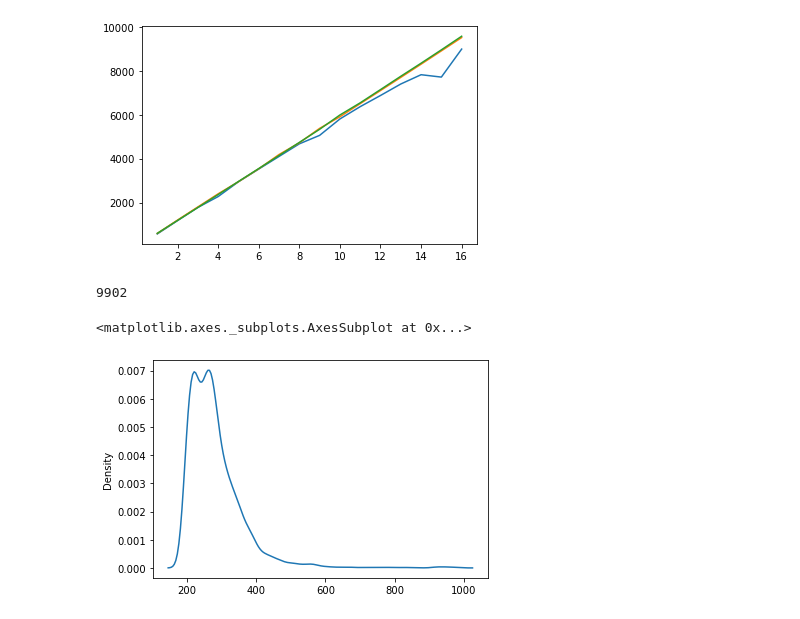
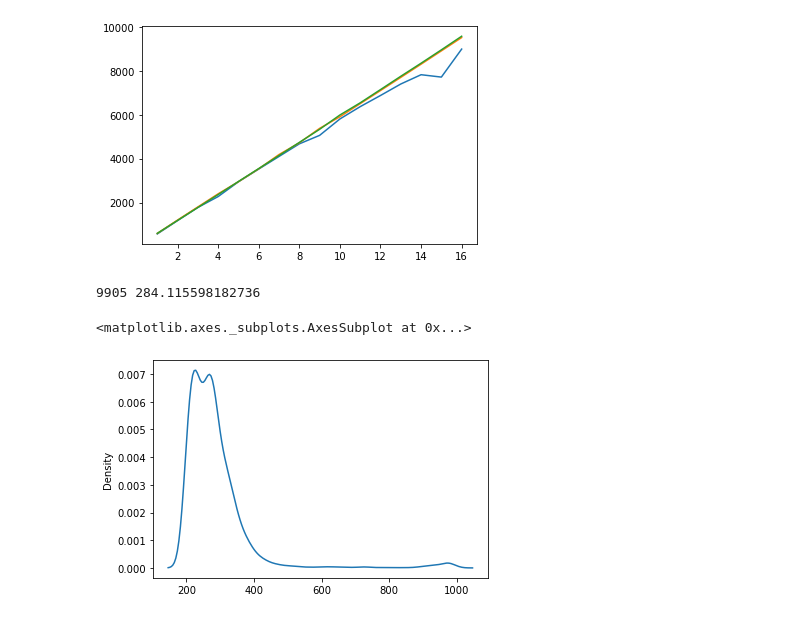
Before and after one commit to jkxjkx1031/ROS2-benchmark, a Jupyter notebook: experiments/stats/stats.ipynb, the cells around one changed output. Cells and saved outputs as stored; diff of their text form; code cells hidden in the pictures.

Commit message:
plot cli/srv rtt

```diff
--- a/experiments/stats/stats.ipynb
+++ b/experiments/stats/stats.ipynb
@@ -45,14 +45,15 @@ plt.show()
 # %%
 import numpy as np
 import pandas as pd
 import matplotlib.pyplot as plt
 import seaborn as sns
 
-rtt = pd.read_csv('../service_test/client.log').to_numpy()
+rtt = np.loadtxt('../service_test/rtt_dist.txt')
 rtt = np.extract(rtt<1000, rtt)
-print(rtt.shape[0])
+
+print(rtt.shape[0], np.average(rtt))
 sns.distplot(rtt, hist=False)
 # %% [output]
-9902
+9905 284.115598182736
 <matplotlib.axes._subplots.AxesSubplot at 0x...>
-[figure, old version]
+[figure, new version]
```
Also changed, not shown: parts of 1 cell of this notebook, 8 other files.
